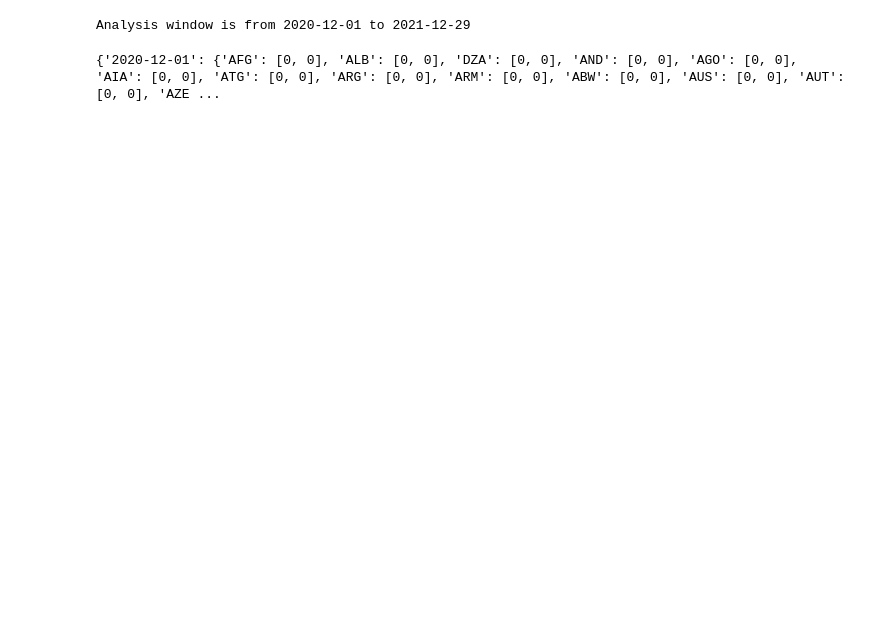
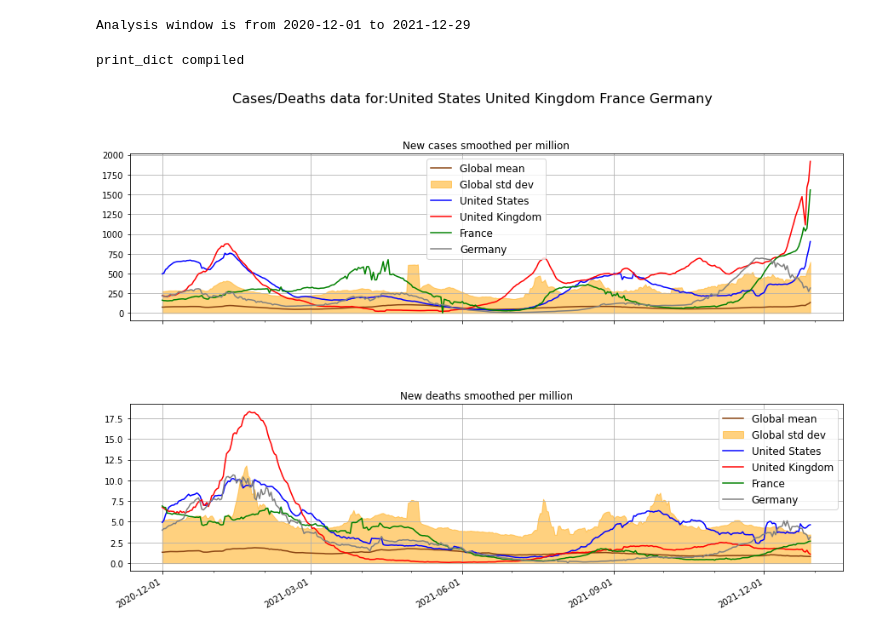
Before and after one commit to Ipgnosis/covid_analysis, a Jupyter notebook: covid-anal.ipynb, the cells around one changed output. Drawn from its saved outputs; the diff is of its cells as text; code cells hidden in the pictures; blank space fills up the shorter version.

Commit message:
Completed multi_plot.py

```diff
--- a/covid-anal.ipynb
+++ b/covid-anal.ipynb
@@ -91,9 +91,11 @@ chart_labels['fsize'] = 12
 chart_labels['lsize'] = 10
 # %%
 # define the list of required resources
-res = ['people_fully_vaccinated_per_hundred', 'new_vaccinations_smoothed_per_million']
+#res = ['people_fully_vaccinated_per_hundred', 'new_vaccinations_smoothed_per_million']
+#chart_labels['expl_str'] = "Vaccination"
+res = ['new_cases_smoothed_per_million', 'new_deaths_smoothed_per_million']
+chart_labels['expl_str'] = "Cases/Deaths"
 
-chart_labels['expl_str'] = "Vaccination"
 chart_labels['descr_str_1'] = res[0].replace('_', ' ').capitalize()
 chart_labels['descr_str_2'] = res[1].replace('_', ' ').capitalize()
 
@@ -102,10 +104,22 @@ chart_labels['descr_str_2'] = res[1].replace('_', ' ').capitalize()
 country_date_data = get_l2_date_data(data, date_list, res)
 
 #print(country_date_data)
-
-#date_dict = collate_data(country_date_data)
-# %%
-print(country_date_data)
-# %% [output]
-{'2020-12-01': {'AFG': [0, 0], 'ALB': [0, 0], 'DZA': [0, 0], 'AND': [0, 0], 'AGO': [0, 0], 'AIA': [0, 0], 'ATG': [0, 0], 'ARG': [0, 0], 'ARM': [0, 0], 'ABW': [0, 0], 'AUS': [0, 0], 'AUT': [0, 0], 'AZE ...
+# %%
+# re-juggle the data for a multi country chart
+
+# the countries being analyzed
+chart_labels['y_isos'] = ['USA', 'GBR', 'FRA', 'DEU']
+
+print_data = collate_print_data(chart_labels['y_isos'], country_date_data)
+
+# assemble the locations list
+chart_labels['y_axis_labels'] = []
+for iso in chart_labels['y_isos']:
+    chart_labels['y_axis_labels'].append(data[iso]['location'])
+
+# call multi_plots
+multi_plots(chart_labels, print_data)
+# %% [output]
+print_dict compiled
+[figure, added]
 # %%
```
Also changed, not shown: parts of 4 cells of this notebook, 8 other files.
